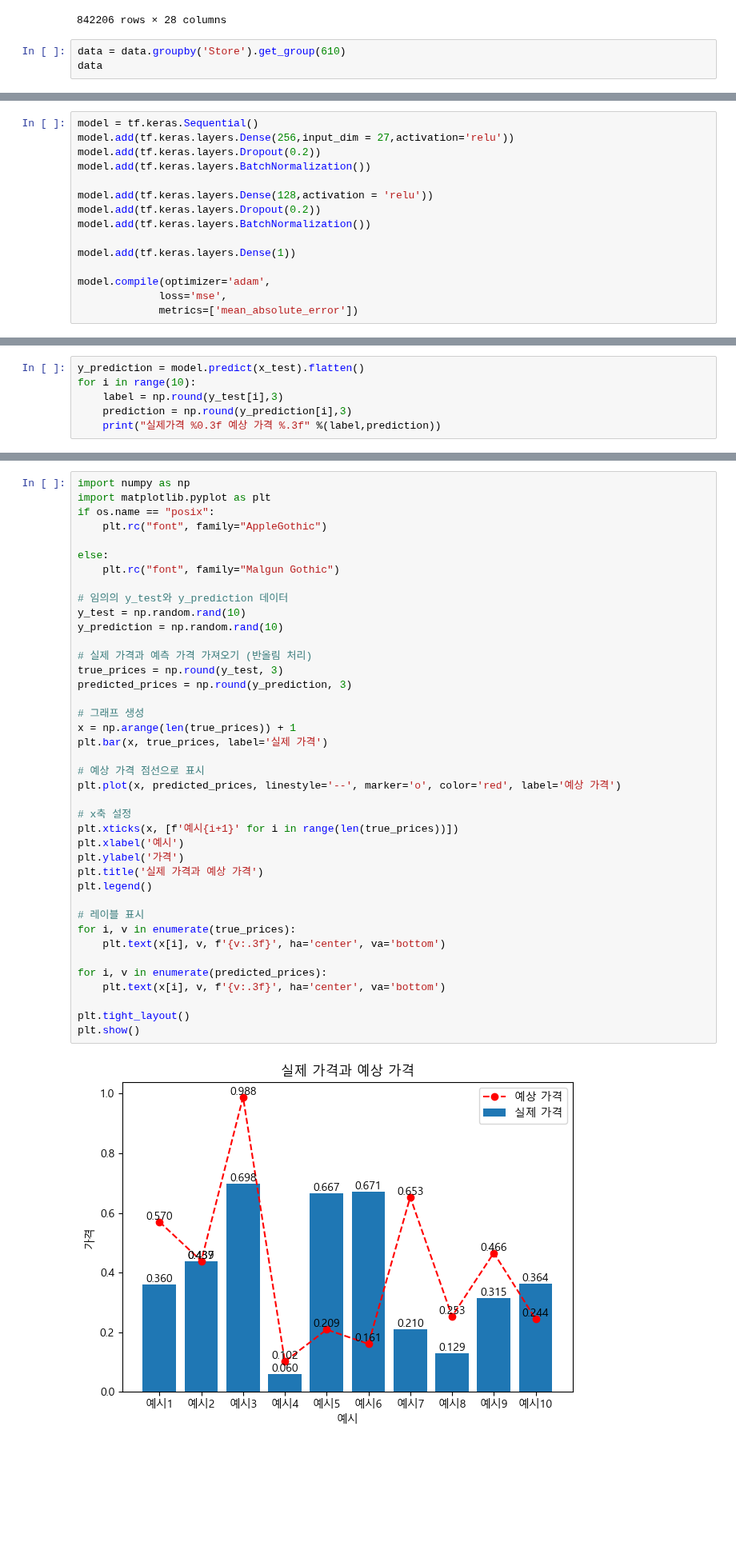
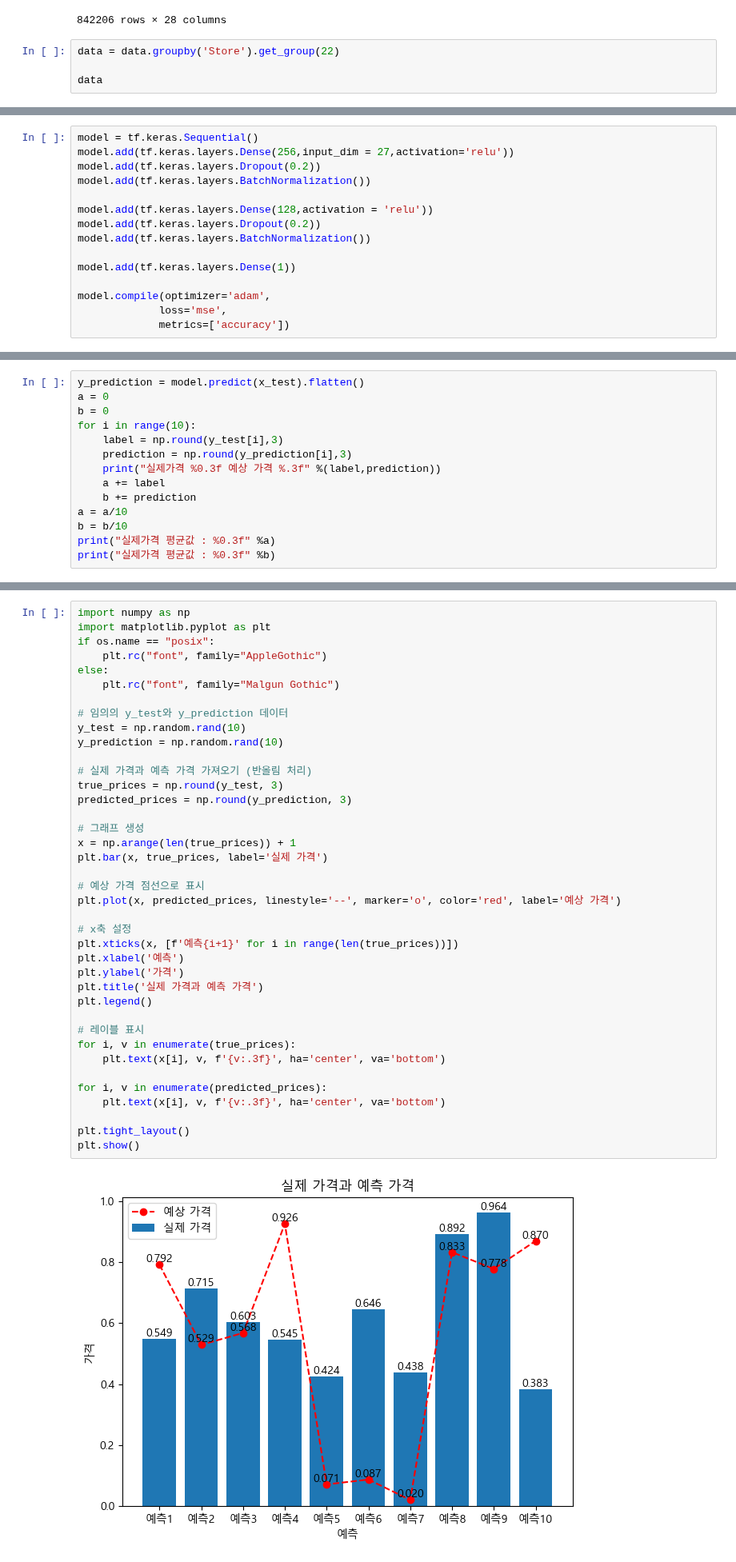
Before and after one commit to daebeobkim/python-bigdata, a Jupyter notebook: 딥러닝/논문/0802 그래프.ipynb, the cells around one changed output, grey strips where cells are left out. Shown at 80% size. Saved outputs shown, nothing was run; the diff lists cells and outputs as text; blank space fills up the shorter version.

```diff
--- a/딥러닝/논문/0802 그래프.ipynb
+++ b/딥러닝/논문/0802 그래프.ipynb
@@ -102,7 +102,8 @@ data
 | 842205 | 0.088975 | 0.041283 | 0.070280 | 0.0 | 0.000000 | 0.033333 | 1115 | 0 | 1 | ... |
 842206 rows × 28 columns
 # %%
-data = data.groupby('Store').get_group(610)
+data = data.groupby('Store').get_group(22)
+
 data
 # %% [output]
 |  | Sales | Customers | CompetitionDistance | Year | Month | Day | Store | Promo | SchoolHoliday | ... |
@@ -152,7 +153,7 @@ model.add(tf.keras.layers.Dense(1))
 
 model.compile(optimizer='adam',
              loss='mse',
-             metrics=['mean_absolute_error'])
+             metrics=['accuracy'])
 # %%
 history = model.fit(x_train, y_train,
                     batch_size=64,
@@ -184,7 +180,15 @@ ValueError: operands could not be broadcast together with shapes (156,27) (6,) (
 # %%
 y_prediction = model.predict(x_test).flatten()
+a = 0
+b = 0
 for i in range(10):
     label = np.round(y_test[i],3)
     prediction = np.round(y_prediction[i],3)
     print("실제가격 %0.3f 예상 가격 %.3f" %(label,prediction))
+    a += label
+    b += prediction
+a = a/10
+b = b/10
+print("실제가격 평균값 : %0.3f" %a)
+print("실제가격 평균값 : %0.3f" %b)
 # %% [output]
@@ -204,40 +210,39 @@ import numpy as np
 import matplotlib.pyplot as plt
 if os.name == "posix":
     plt.rc("font", family="AppleGothic")
-
 else:
     plt.rc("font", family="Malgun Gothic")
 
 # 임의의 y_test와 y_prediction 데이터
 y_test = np.random.rand(10)
 y_prediction = np.random.rand(10)
 
 # 실제 가격과 예측 가격 가져오기 (반올림 처리)
 true_prices = np.round(y_test, 3)
 predicted_prices = np.round(y_prediction, 3)
 
 # 그래프 생성
 x = np.arange(len(true_prices)) + 1
 plt.bar(x, true_prices, label='실제 가격')
 
 # 예상 가격 점선으로 표시
 plt.plot(x, predicted_prices, linestyle='--', marker='o', color='red', label='예상 가격')
 
 # x축 설정
-plt.xticks(x, [f'예시{i+1}' for i in range(len(true_prices))])
-plt.xlabel('예시')
+plt.xticks(x, [f'예측{i+1}' for i in range(len(true_prices))])
+plt.xlabel('예측')
 plt.ylabel('가격')
-plt.title('실제 가격과 예상 가격')
+plt.title('실제 가격과 예측 가격')
 plt.legend()
 
 # 레이블 표시
 for i, v in enumerate(true_prices):
     plt.text(x[i], v, f'{v:.3f}', ha='center', va='bottom')
 
 for i, v in enumerate(predicted_prices):
     plt.text(x[i], v, f'{v:.3f}', ha='center', va='bottom')
 
 plt.tight_layout()
 plt.show()
 # %% [output]
-[figure, old version]
+[figure, new version]
```
Also changed, not shown: parts of 5 cells of this notebook.
